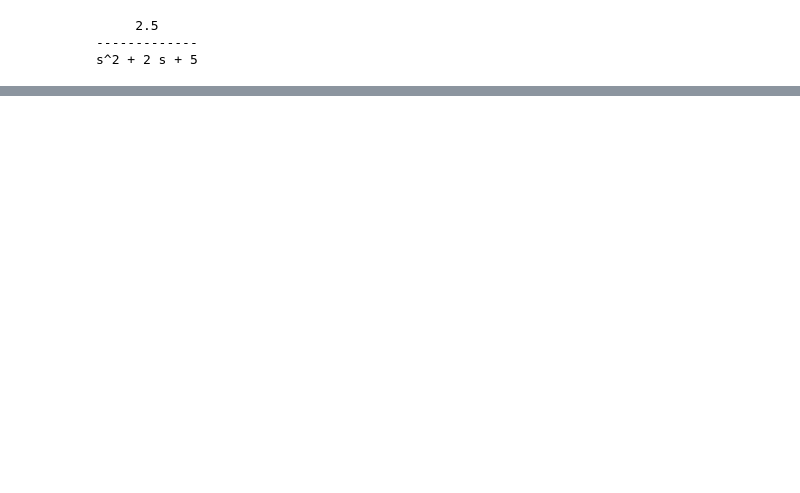
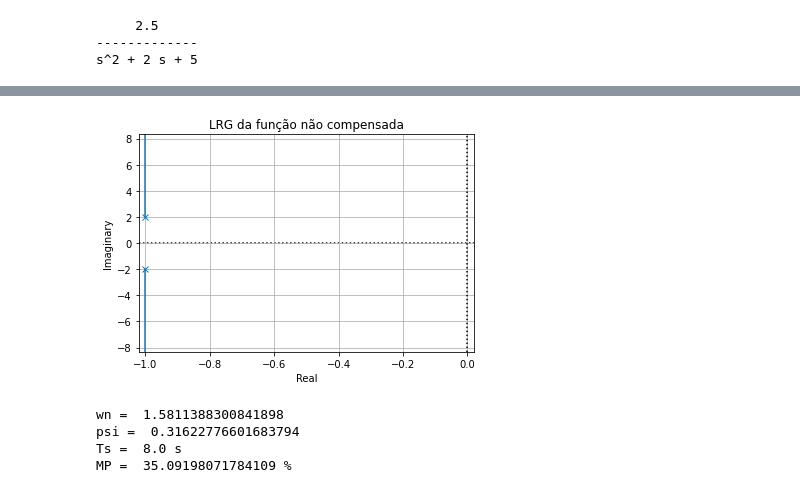
Before and after one commit to mfelippe/Python-Control-Systems, a Jupyter notebook: grupo_7.ipynb, the cells around one changed output, grey strips where cells are left out. Saved outputs shown, nothing was run; the diff lists cells and outputs as text; code cells hidden in the pictures; blank space fills up the shorter version.

```diff
--- a/grupo_7.ipynb
+++ b/grupo_7.ipynb
@@ -41,0 +42,27 @@ w, mag, phase = ctl.bode(G_s)
+# %%
+#Raizes da função de transferencia não Compensado
+klist, rlist =ctl.rlocus(G_s,Plot=True,PrintGain=True,grid=False)
+plt.title("LRG da função não compensada")
+plt.grid()
+plt.show()
+# %% [output]
+[figure, added]
+# %%
+#Obtendo parametros do sistema não compensado
+#wn (frequencia natural não-amortecida)
+wn = np.sqrt(float(num))
+print("wn = ", wn)
+#psi (coeficiente de amortecimento)
+psi = 1/(2*wn)
+print("psi = ",psi)
+#ts (tempo de acomodação)
+ts = 4/(psi*wn)
+print('Ts = ',ts,'s')
+#Mp (sobressinal)
+mp = 100 * np.exp((-1*psi*np.pi)/np.sqrt(1-(psi*psi)))
+print("MP = ",mp, "%")
+# %% [output]
+wn =  1.5811388300841898
+psi =  0.31622776601683794
+Ts =  8.0 s
+MP =  35.09198071784109 %
```
Also changed, not shown: parts of 4 cells of this notebook, 2 other files.
